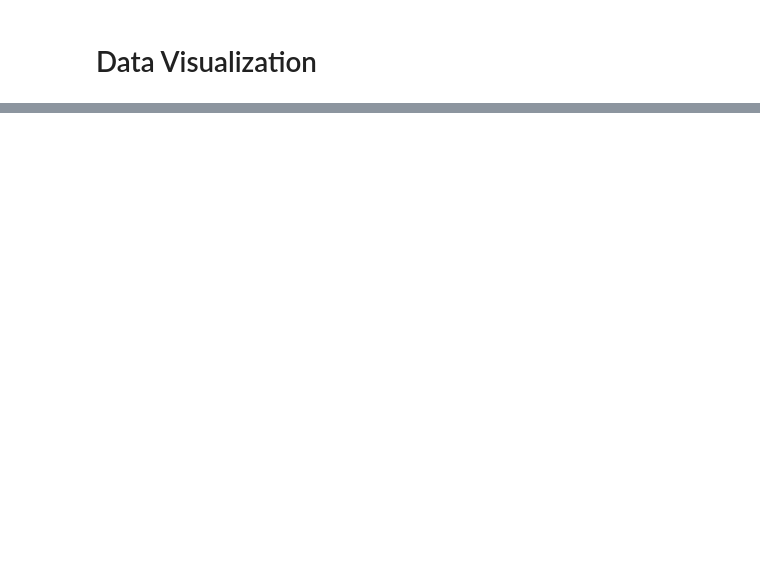
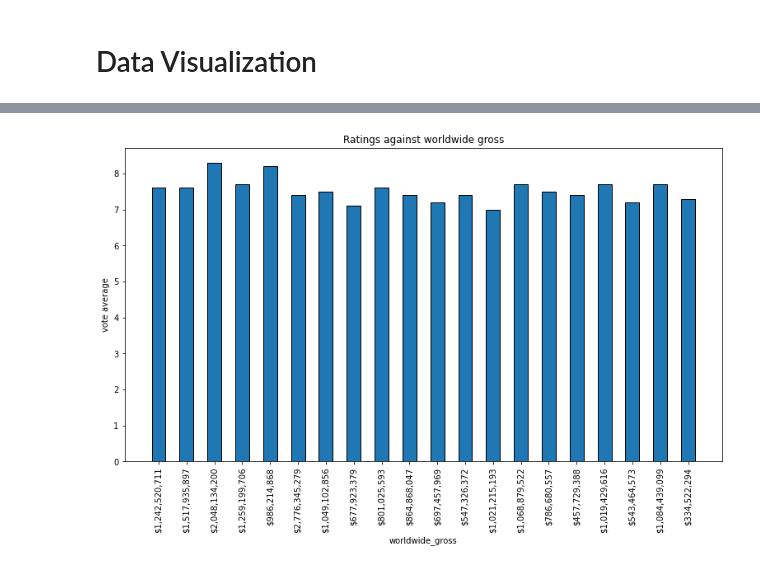
Before and after one commit to BettyBett/Microsoft_TV_shows, a Jupyter notebook: zippedData/Untitled.ipynb, the cells around one changed output, grey strips where cells are left out. Saved outputs shown, nothing was run; the diff lists cells and outputs as text; code cells hidden in the pictures; blank space fills up the shorter version.

```diff
--- a/zippedData/Untitled.ipynb
+++ b/zippedData/Untitled.ipynb
@@ -406,0 +380,4 @@ df.describe()
+# %%
+# extract the two columns production budget and domestic gross from the dataset
+subs =df.iloc[:,7:9]
+subs
@@ -418,0 +494,15 @@ Text(0.5, 0, 'domestic_gross')
+# %%
+# graph on the relationship between the the vote average and worldwide gross
+# this determines how they relate
+fig = plt.figure(figsize= (13,7))
+ratings = df['vote_average'].head(20)
+worldwide_gross = df['worldwide_gross'].head(20)
+# creating the bar graph
+plt.bar(worldwide_gross,ratings, width= 0.5)
+plt.xlabel('worldwide_gross')
+plt.ylabel('vote average')
+plt.title('Ratings against worldwide gross')
+plt.xticks(rotation = 90)
+plt.show();
+# %% [output]
+[figure, added]
```
Also changed, not shown: parts of 44 cells of this notebook.
